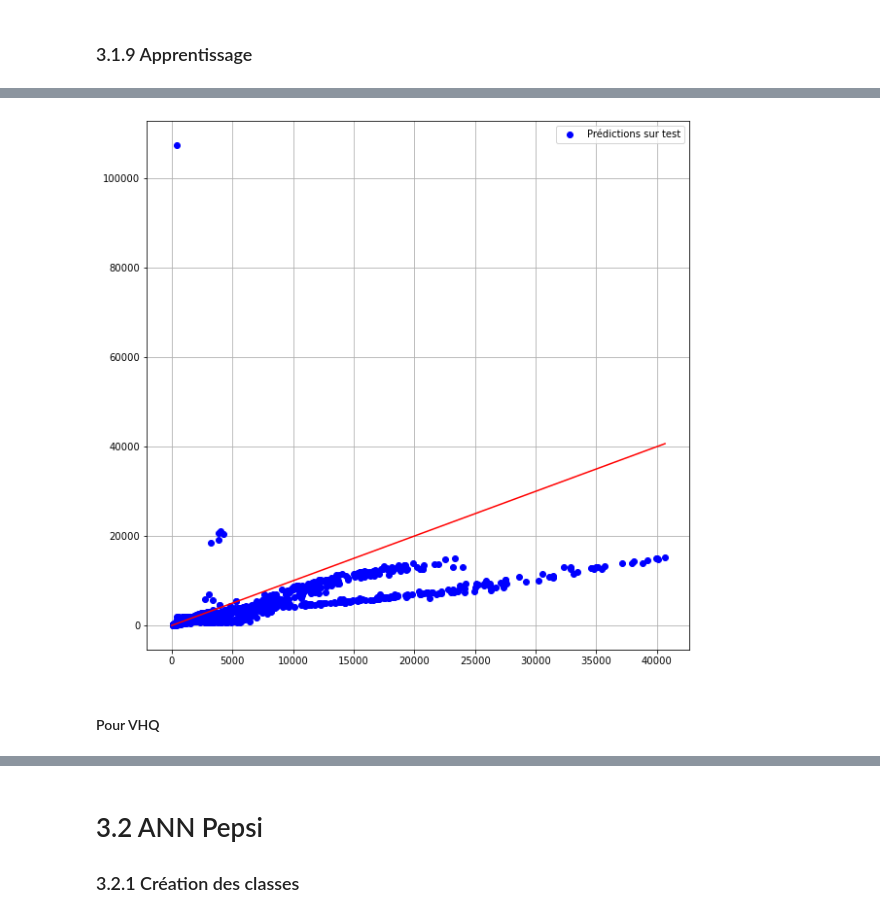
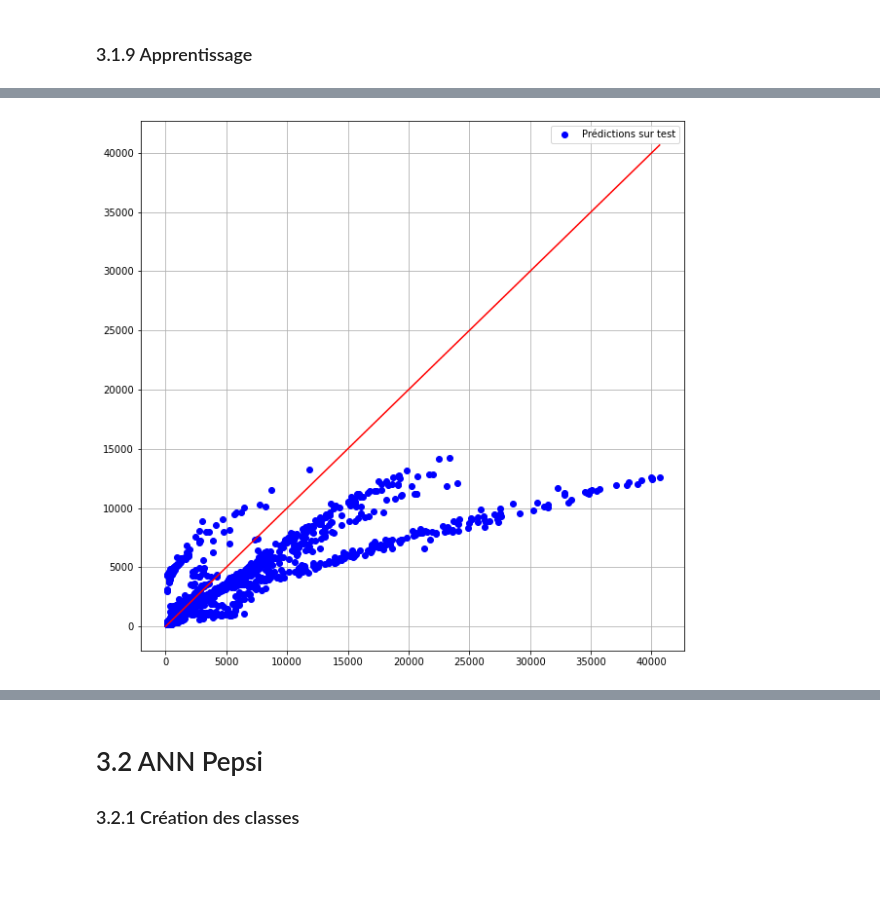
Before and after one commit to scastets/Projet4MA_Hydrologie, a Jupyter notebook: Notebooks/Projet4MA.ipynb, the cells around one changed output, grey strips where cells are left out. Drawn from its saved outputs; the diff is of its cells as text; code cells hidden in the pictures; blank space fills up the shorter version.

```diff
--- a/Notebooks/Projet4MA.ipynb
+++ b/Notebooks/Projet4MA.ipynb
@@ -773,0 +772,21 @@ Missing Data :  0   Shape is :  (5118, 5)
+# %%
+# ---- Suffle and Split => train, test
+def shuffle(data):
+
+    data_train = data.sample(frac=0.8, axis=0) # peut être fait avec n = 'nombre de données voulues'
+    data_test  = data.drop(data_train.index) # retire les données choisies
+    #display(data_train.head())
+
+    # ---- Split => x,y
+    #
+    x_train = data_train.drop('Q', axis=1)
+    y_train = data_train['Q']
+    x_test  = data_test.drop('Q', axis=1)
+    y_test  = data_test['Q']
+
+
+    print('Original data shape was : ',data.shape)
+    print('x_train : ',x_train.shape, 'y_train : ',y_train.shape)
+    print('x_test  : ',x_test.shape,  'y_test  : ',y_test.shape)
+
+    return x_train, y_train , x_test, y_test
@@ -893,0 +903,3 @@ x_test  :  (1306, 3) y_test  :  (1306,)
+# %%
+x_hydro_HQ_train, y_hydro_HQ_train , x_hydro_HQ_test, y_hydro_HQ_test = shuffle(hydro_HQ)
+x_hydro_HQ_train, y_hydro_HQ_train , x_hydro_HQ_test, y_hydro_HQ_test, mean_hydro_HQ, std_hydro_HQ = normalization(x_hydro_HQ_train, y_hydro_HQ_train , x_hydro_HQ_test, y_hydro_HQ_test)
@@ -893,0 +923,3 @@ x_test  :  (1306, 3) y_test  :  (1306,)
+# %%
+x_hydro_HQ_train_R, y_hydro_HQ_train_R, x_hydro_HQ_test_R, y_hydro_HQ_test_R,  hydro_HQ_test_name_R, hydro_HQ_train_name_R = shuffle_river(hydro_HQ,river_hydro_HQ)
+x_hydro_HQ_train_R, y_hydro_HQ_train_R, x_hydro_HQ_test_R, y_hydro_HQ_test_R, mean_hydro_HQ_R, std_hydro_HQ_R = normalization(x_hydro_HQ_train_R, y_hydro_HQ_train_R, x_hydro_HQ_test_R, y_hydro_HQ_test_R)
@@ -908 +963,5 @@ history_HQ = model_HQ.fit(x_hydro_HQ_train,  y_hydro_HQ_train, epochs = ep, batc
+# %%
+ep = 100
+history_HQ_R = model_HQ.fit(x_hydro_HQ_train_R,  y_hydro_HQ_train_R, epochs = ep, batch_size = 100, verbose = 0,
+                    validation_data = (x_hydro_HQ_test_R, y_hydro_HQ_test_R))
 # %% [markdown]
@@ -973,14 +1048,12 @@ plt.show()
 # %%
 # Vérification des prédictions
 plt.figure(figsize=(10,10))
-plt.plot(y_hydro_HQ_test,model_HQ.predict(x_hydro_HQ_test),'bo',label='Prédictions sur test')
-m = max(y_hydro_HQ_test)
+plt.plot(y_hydro_HQ_test_R,model_HQ.predict(x_hydro_HQ_test_R),'bo',label='Prédictions sur test')
+m = max(y_hydro_HQ_test_R)
 x = np.arange(0,m)
 plt.plot(x,x,'r')
 plt.legend()
 plt.grid()
 plt.show()
 # %% [output]
-[figure, old version]
+[figure, new version]
-# %% [markdown]
-#### Pour VHQ
```
Also changed, not shown: parts of 50 cells of this notebook.
